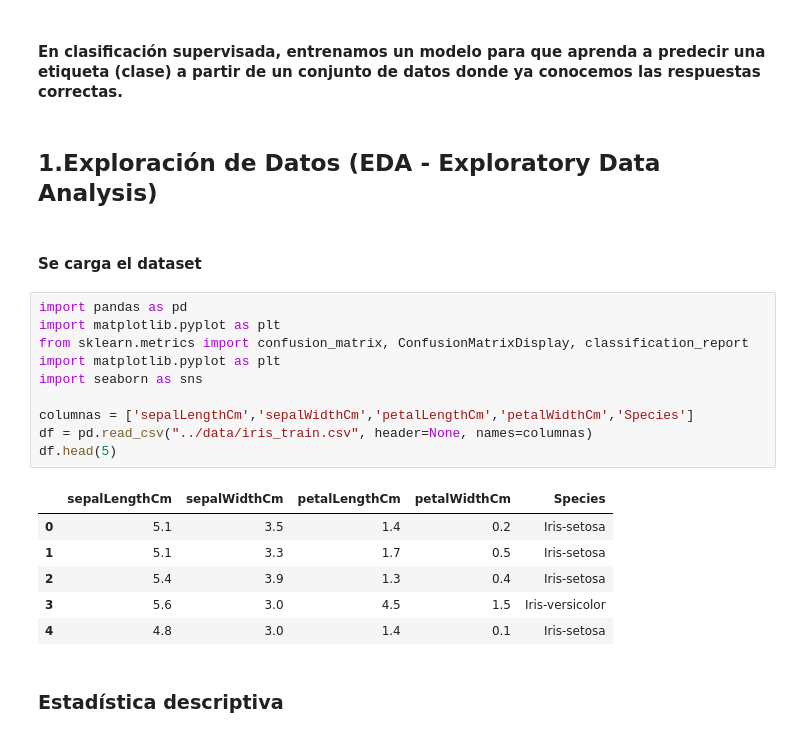
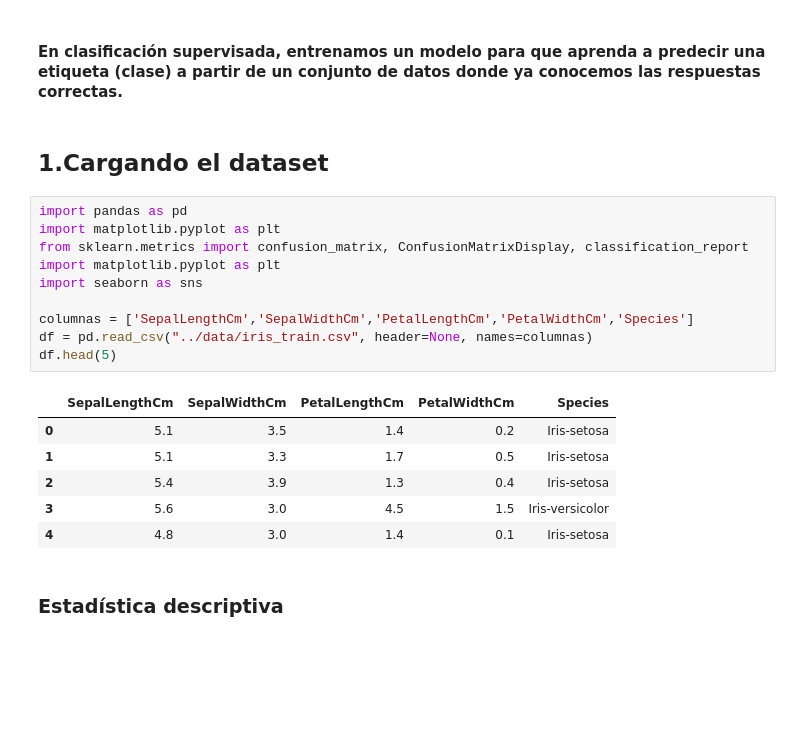
Before and after one commit to crisrey211/kopuru-iris-aprendizaje-superviasdo, a Jupyter notebook: notebooks/iris.ipynb, the cells around one changed output. Saved outputs shown, nothing was run; the diff lists cells and outputs as text; blank space fills up the shorter version.

```diff
--- a/notebooks/iris.ipynb
+++ b/notebooks/iris.ipynb
@@ -1,21 +1,19 @@
 # %% [markdown]
 #### En clasificación supervisada, entrenamos un modelo para que aprenda a predecir una etiqueta (clase) a partir de un conjunto de datos donde ya conocemos las respuestas correctas.
-# %% [markdown]
-## 1.Exploración de Datos (EDA - Exploratory Data Analysis)
 # %% [markdown]
-#### Se carga el dataset
+## 1.Cargando el dataset
 # %%
 import pandas as pd
 import matplotlib.pyplot as plt
 from sklearn.metrics import confusion_matrix, ConfusionMatrixDisplay, classification_report
 import matplotlib.pyplot as plt
 import seaborn as sns
 
-columnas = ['sepalLengthCm','sepalWidthCm','petalLengthCm','petalWidthCm','Species']
+columnas = ['SepalLengthCm','SepalWidthCm','PetalLengthCm','PetalWidthCm','Species']
 df = pd.read_csv("../data/iris_train.csv", header=None, names=columnas)
 df.head(5)
 # %% [output]
-|  | sepalLengthCm | sepalWidthCm | petalLengthCm | petalWidthCm | Species |
+|  | SepalLengthCm | SepalWidthCm | PetalLengthCm | PetalWidthCm | Species |
 | 0 | 5.1 | 3.5 | 1.4 | 0.2 | Iris-setosa |
 | 1 | 5.1 | 3.3 | 1.7 | 0.5 | Iris-setosa |
 | 2 | 5.4 | 3.9 | 1.3 | 0.4 | Iris-setosa |
```
Also changed, not shown: parts of 41 cells of this notebook.
